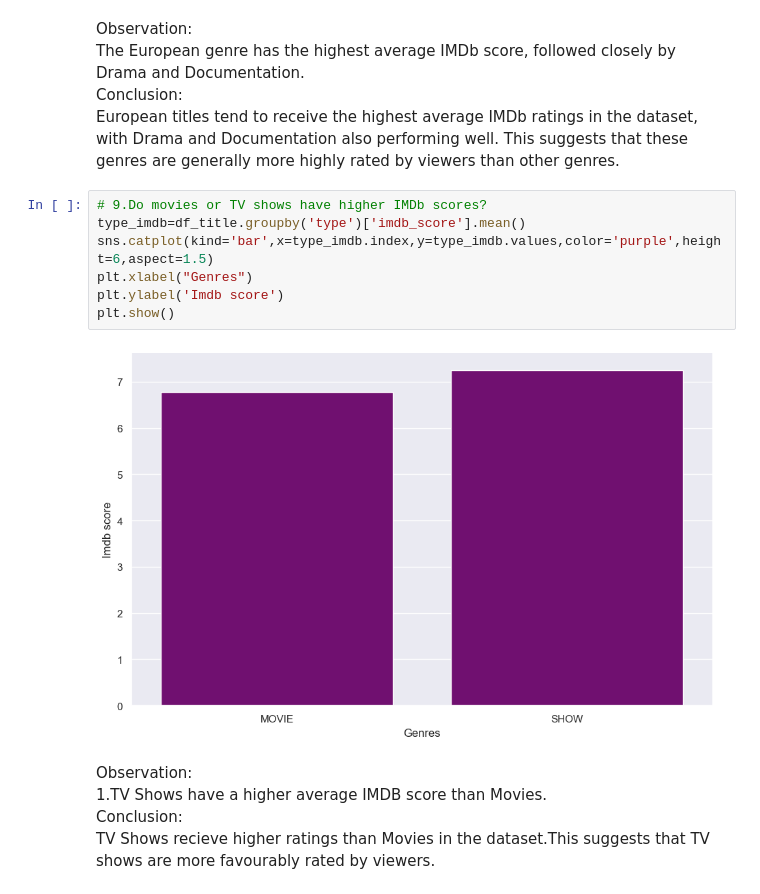
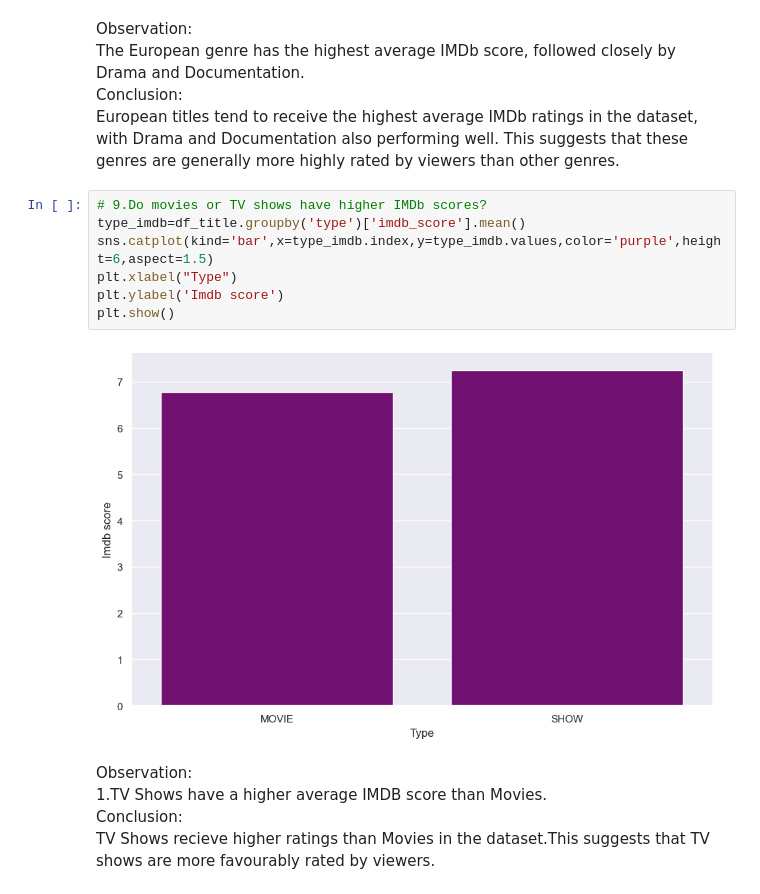
Before and after one commit to Imani-hub-pixel/Data-analysis-Python-, a Jupyter notebook: EDA and Feature Engineering projects/HBO Max TV Shows and movies/HBOmax.ipynb, the cells around one changed output. Drawn from its saved outputs; the diff is of its cells as text.

```diff
--- a/EDA and Feature Engineering projects/HBO Max TV Shows and movies/HBOmax.ipynb
+++ b/EDA and Feature Engineering projects/HBO Max TV Shows and movies/HBOmax.ipynb
@@ -592,12 +592,12 @@ European titles tend to receive the highest average IMDb ratings in the dataset,
 # %%
 # 9.Do movies or TV shows have higher IMDb scores?
 type_imdb=df_title.groupby('type')['imdb_score'].mean()
 sns.catplot(kind='bar',x=type_imdb.index,y=type_imdb.values,color='purple',height=6,aspect=1.5)
-plt.xlabel("Genres")
+plt.xlabel("Type")
 plt.ylabel('Imdb score')
 plt.show()
 # %% [output]
-[figure, old version]
+[figure, new version]
 # %% [markdown]
 Observation:
 1.TV Shows have a higher average IMDB score than Movies.
```
Also changed, not shown: 2 other files.
